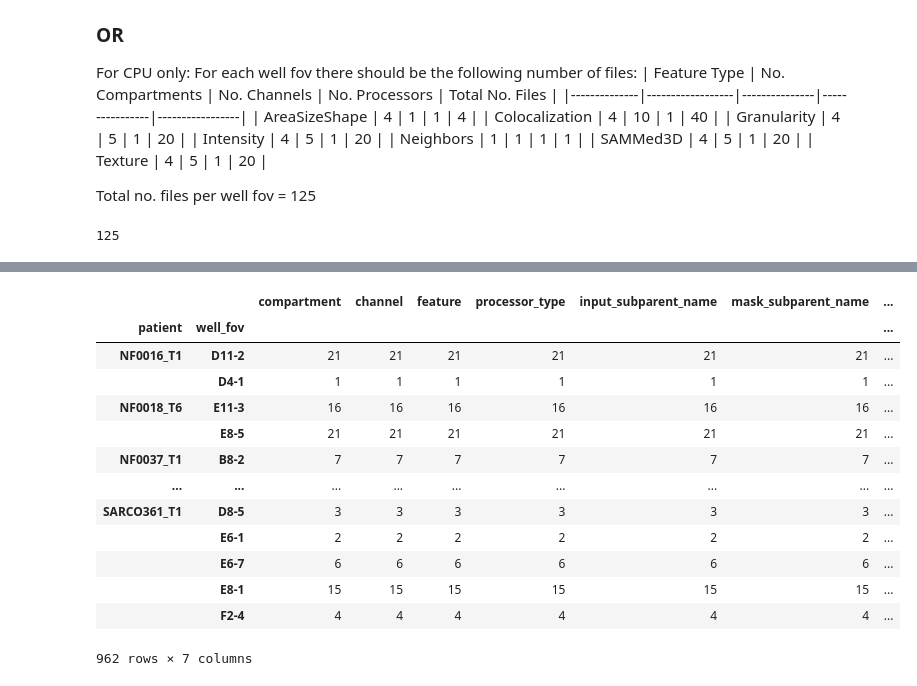
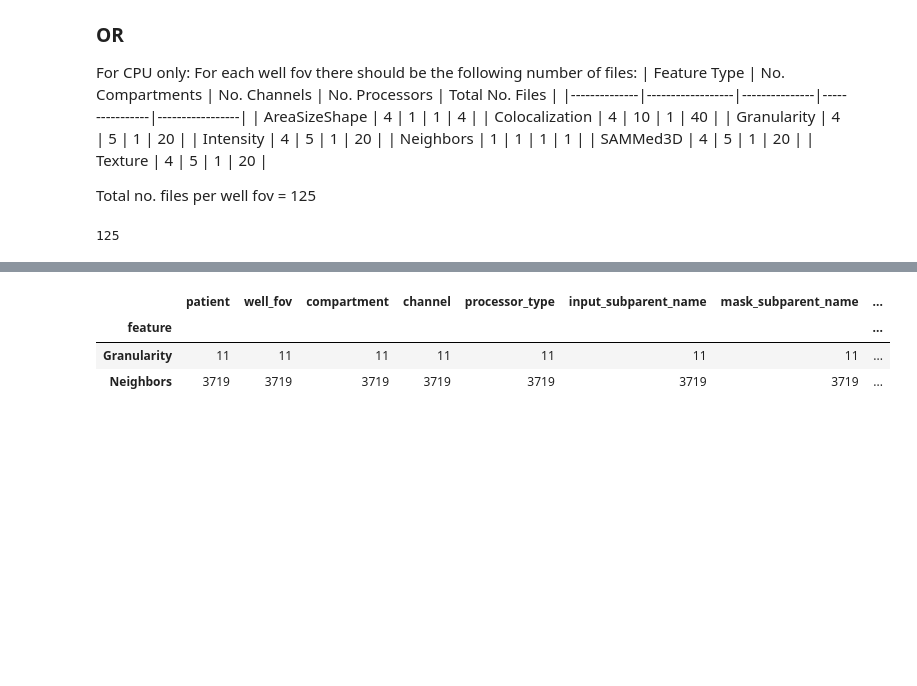
Before and after one commit to MikeLippincott/NF1_3D_organoid_profiling_pipeline, a Jupyter notebook: 3.cellprofiling/notebooks/perform_file_checks.ipynb, the cells around one changed output, grey strips where cells are left out. Cells and saved outputs as stored; diff of their text form; code cells hidden in the pictures; blank space fills up the shorter version.

```diff
--- a/3.cellprofiling/notebooks/perform_file_checks.ipynb
+++ b/3.cellprofiling/notebooks/perform_file_checks.ipynb
@@ -330,17 +335,7 @@ df.groupby(["patient"]).count()
 # %%
-df.groupby(["patient", "well_fov"]).count()
+df.groupby(["feature"]).count()
 # %% [output]
-|  |  | compartment | channel | feature | processor_type | input_subparent_name | mask_subparent_name | ... |
-| patient | well_fov |  |  |  |  |  |  | ... |
-| NF0016_T1 | D11-2 | 21 | 21 | 21 | 21 | 21 | 21 | ... |
-|  | D4-1 | 1 | 1 | 1 | 1 | 1 | 1 | ... |
-| NF0018_T6 | E11-3 | 16 | 16 | 16 | 16 | 16 | 16 | ... |
-|  | E8-5 | 21 | 21 | 21 | 21 | 21 | 21 | ... |
-| NF0037_T1 | B8-2 | 7 | 7 | 7 | 7 | 7 | 7 | ... |
-| ... | ... | ... | ... | ... | ... | ... | ... | ... |
-| SARCO361_T1 | D8-5 | 3 | 3 | 3 | 3 | 3 | 3 | ... |
-|  | E6-1 | 2 | 2 | 2 | 2 | 2 | 2 | ... |
-|  | E6-7 | 6 | 6 | 6 | 6 | 6 | 6 | ... |
-|  | E8-1 | 15 | 15 | 15 | 15 | 15 | 15 | ... |
-|  | F2-4 | 4 | 4 | 4 | 4 | 4 | 4 | ... |
+|  | patient | well_fov | compartment | channel | processor_type | input_subparent_name | mask_subparent_name | ... |
+| feature |  |  |  |  |  |  |  | ... |
+| Granularity | 11 | 11 | 11 | 11 | 11 | 11 | 11 | ... |
+| Neighbors | 3719 | 3719 | 3719 | 3719 | 3719 | 3719 | 3719 | ... |
-962 rows × 7 columns
```
Also changed, not shown: parts of 3 cells of this notebook, 7 other files.
